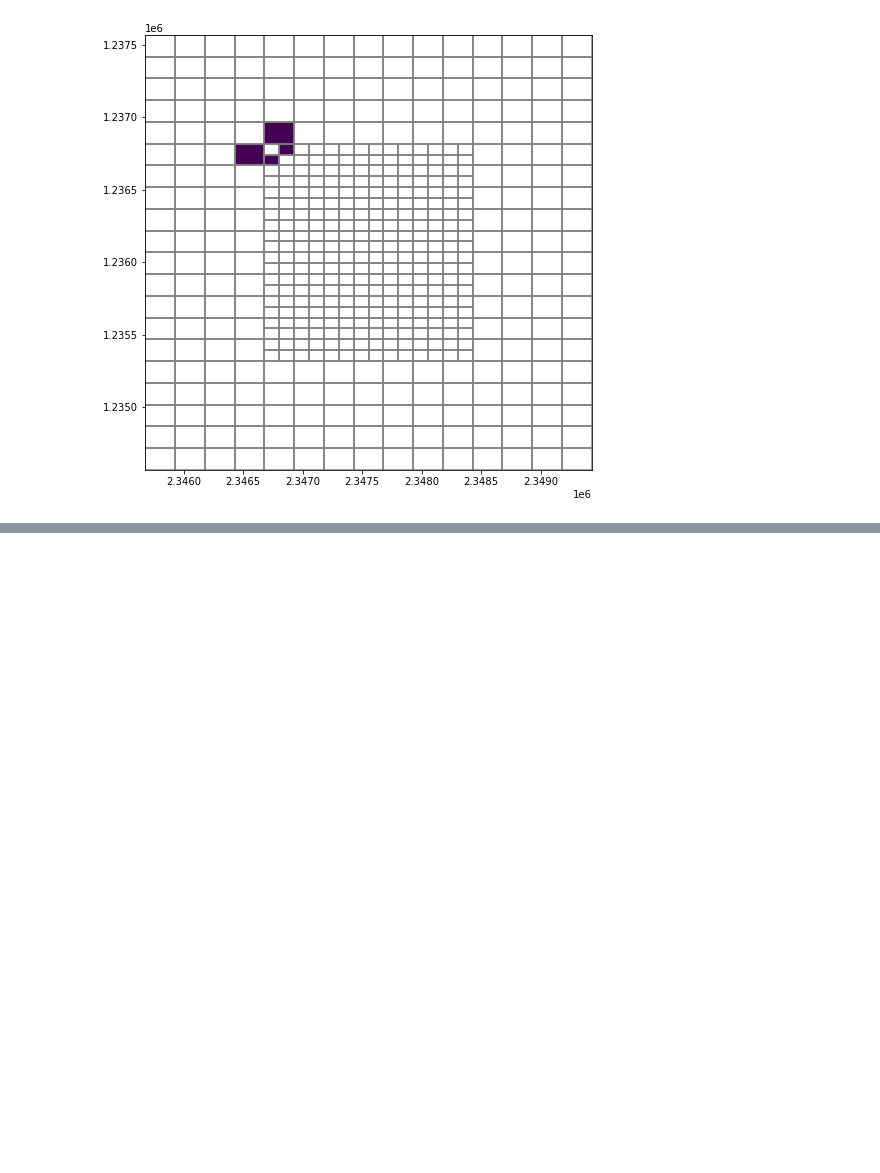
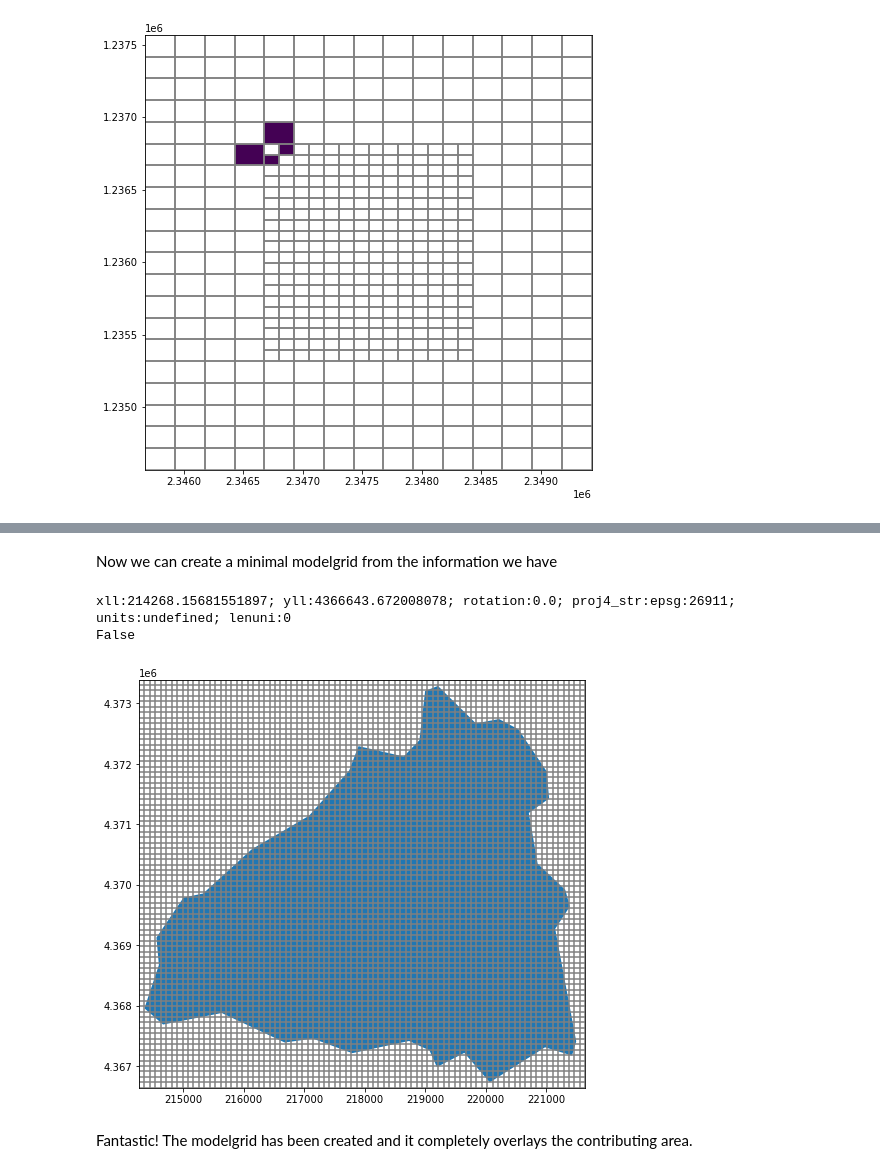
Before and after one commit to DOI-USGS/python-for-hydrology, a Jupyter notebook: notebooks/part1_flopy/Modelgrid and intersection.ipynb, the cells around one changed output, grey strips where cells are left out. Drawn from its saved outputs; the diff is of its cells as text; code cells hidden in the pictures; blank space fills up the shorter version.

```diff
--- a/notebooks/part1_flopy/Modelgrid and intersection.ipynb
+++ b/notebooks/part1_flopy/Modelgrid and intersection.ipynb
@@ -282,0 +322,7 @@ pmv.plot_array(arr, masked_values=[0,]);
+# %%
+cellsize = 90  # 90 m grid
+bounds = basin.bounds
+xmin = bounds.loc[station_id, "minx"] - (cellsize * 1)
+ymin = bounds.loc[station_id, "miny"] - (cellsize * 1)
+xmax = bounds.loc[station_id, "maxx"] + (cellsize * 1)
+ymax = bounds.loc[station_id, "maxy"] + (cellsize * 1)
@@ -282,0 +331,40 @@ pmv.plot_array(arr, masked_values=[0,]);
+# %%
+dx = xmax - xmin
+dy = ymax - ymin
+
+nlay = 1
+nrow = np.ceil(dy / cellsize).astype(int)
+ncol = np.ceil(dx / cellsize).astype(int)
+delr = np.full((ncol,), cellsize)
+delc = np.full((nrow,), cellsize)
+
+# let's create a fake top and bottom for now
+top = np.full((nrow, ncol), 100)
+botm = np.full((nlay, nrow, ncol), 0)
+# %% [markdown]
+Now we can create a minimal modelgrid from the information we have
+# %%
+modelgrid = flopy.discretization.StructuredGrid(
+    delc,
+    delr,
+    top=top,
+    botm=botm,
+    nlay=nlay,
+    xoff=xmin,
+    yoff=ymin,
+    epsg=epsg
+)
+print(modelgrid)
+print(modelgrid.is_complete)
+# %% [output]
+xll:214268.15681551897; yll:4366643.672008078; rotation:0.0; proj4_str:epsg:26911; units:undefined; lenuni:0
+False
+# %%
+fig, ax = plt.subplots(figsize=(8, 8))
+
+ax = basin.plot(ax=ax)
+modelgrid.plot(ax=ax);
+# %% [output]
+[figure, added]
+# %% [markdown]
+Fantastic! The modelgrid has been created and it completely overlays the contributing area.
```
Also changed, not shown: parts of 24 cells of this notebook, 9 other files.
